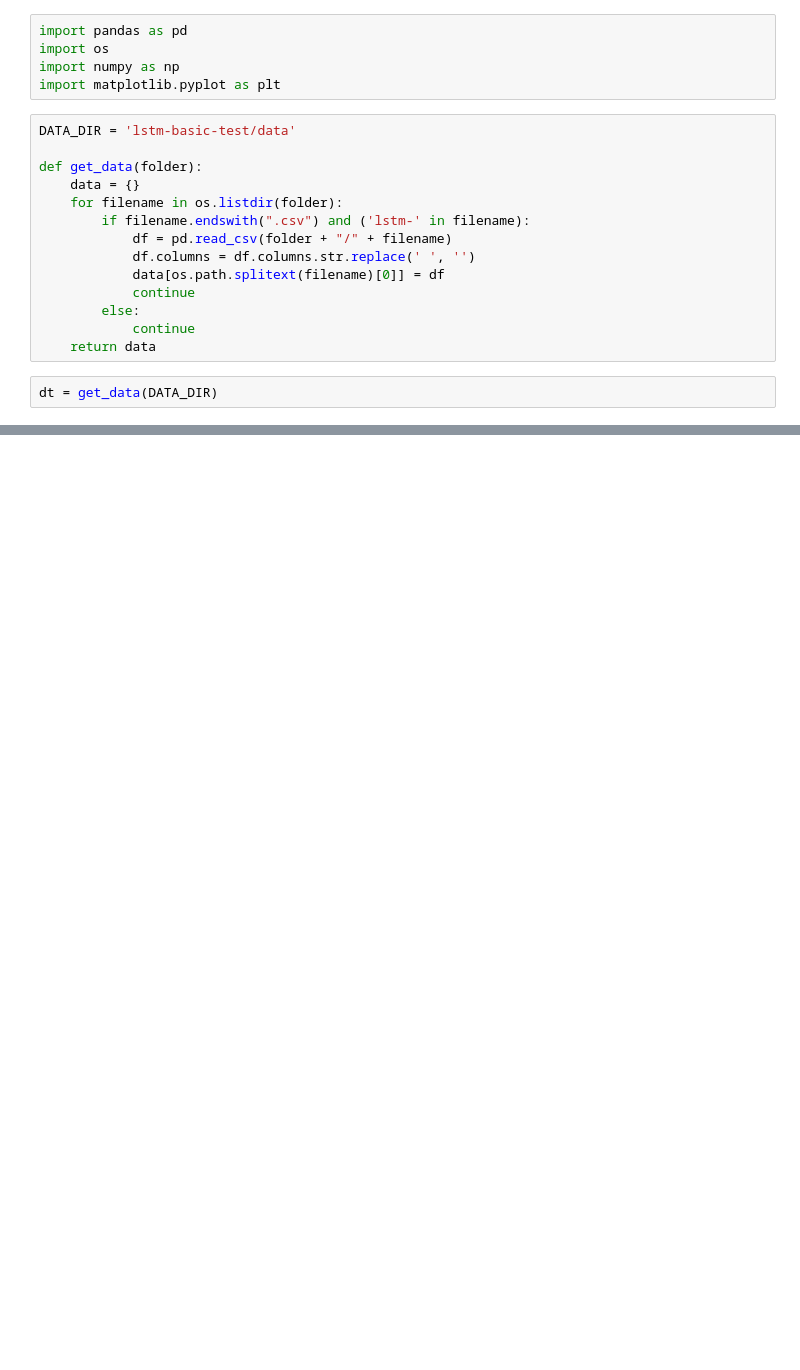
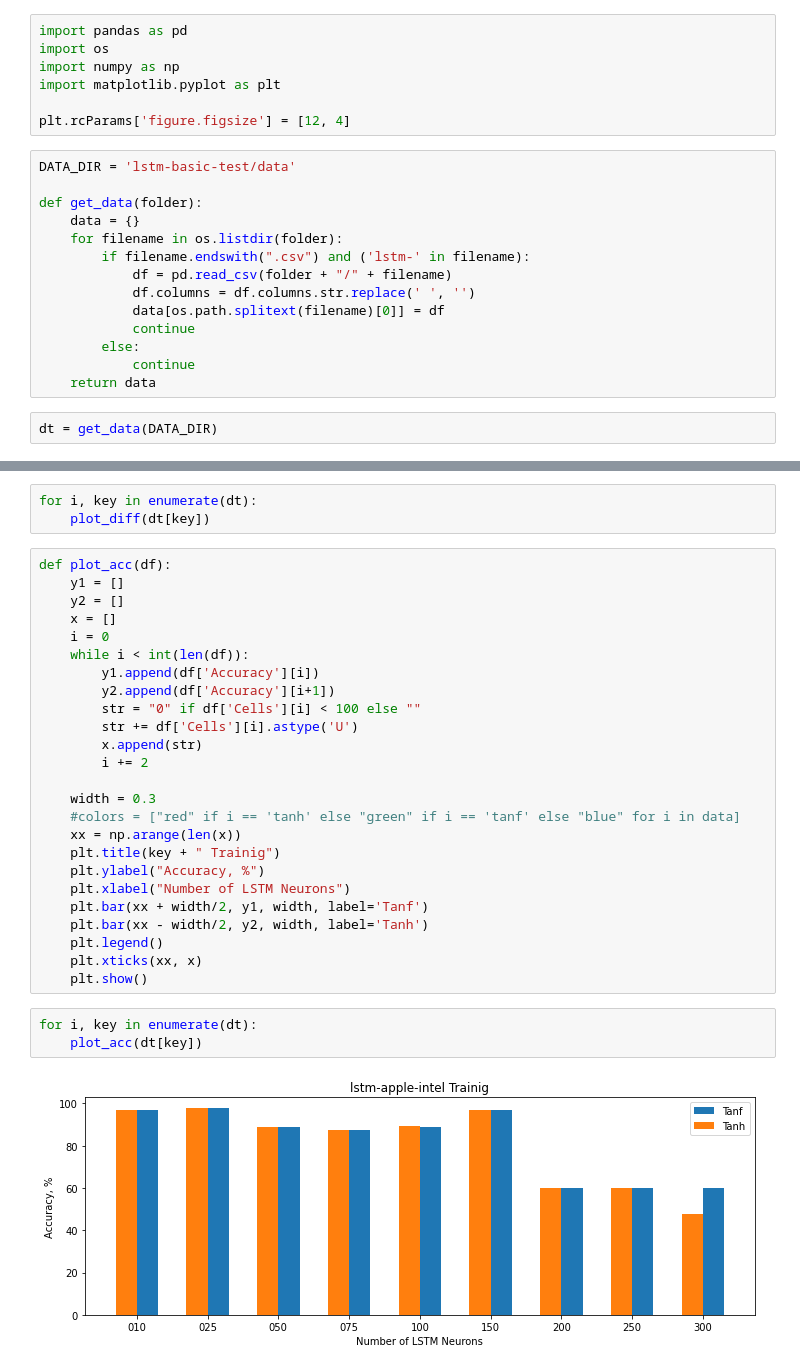
Before and after one commit to phatware/lstm-optimizations, a Jupyter notebook: lstm-stats.ipynb, the cells around one changed output, grey strips where cells are left out. Drawn from its saved outputs; the diff is of its cells as text; blank space fills up the shorter version.

Commit message:
lstm acc charts

```diff
--- a/lstm-stats.ipynb
+++ b/lstm-stats.ipynb
@@ -3,6 +3,8 @@ import pandas as pd
 import os
 import numpy as np
 import matplotlib.pyplot as plt
+
+plt.rcParams['figure.figsize'] = [12, 4]
 # %%
 DATA_DIR = 'lstm-basic-test/data'
 
@@ -60,0 +53,33 @@ for i, key in enumerate(dt):
+# %%
+for i, key in enumerate(dt):
+    plot_diff(dt[key])
+# %%
+def plot_acc(df):
+    y1 = []
+    y2 = []
+    x = []
+    i = 0
+    while i < int(len(df)):
+        y1.append(df['Accuracy'][i])
+        y2.append(df['Accuracy'][i+1])
+        str = "0" if df['Cells'][i] < 100 else ""
+        str += df['Cells'][i].astype('U')
+        x.append(str)
+        i += 2
+
+    width = 0.3
+    #colors = ["red" if i == 'tanh' else "green" if i == 'tanf' else "blue" for i in data]
+    xx = np.arange(len(x))
+    plt.title(key + " Trainig")
+    plt.ylabel("Accuracy, %")
+    plt.xlabel("Number of LSTM Neurons")
+    plt.bar(xx + width/2, y1, width, label='Tanf')
+    plt.bar(xx - width/2, y2, width, label='Tanh')
+    plt.legend()
+    plt.xticks(xx, x)
+    plt.show()
+# %%
+for i, key in enumerate(dt):
+    plot_acc(dt[key])
+# %% [output]
+[figure, added]
```
Also changed, not shown: parts of 2 cells of this notebook.
